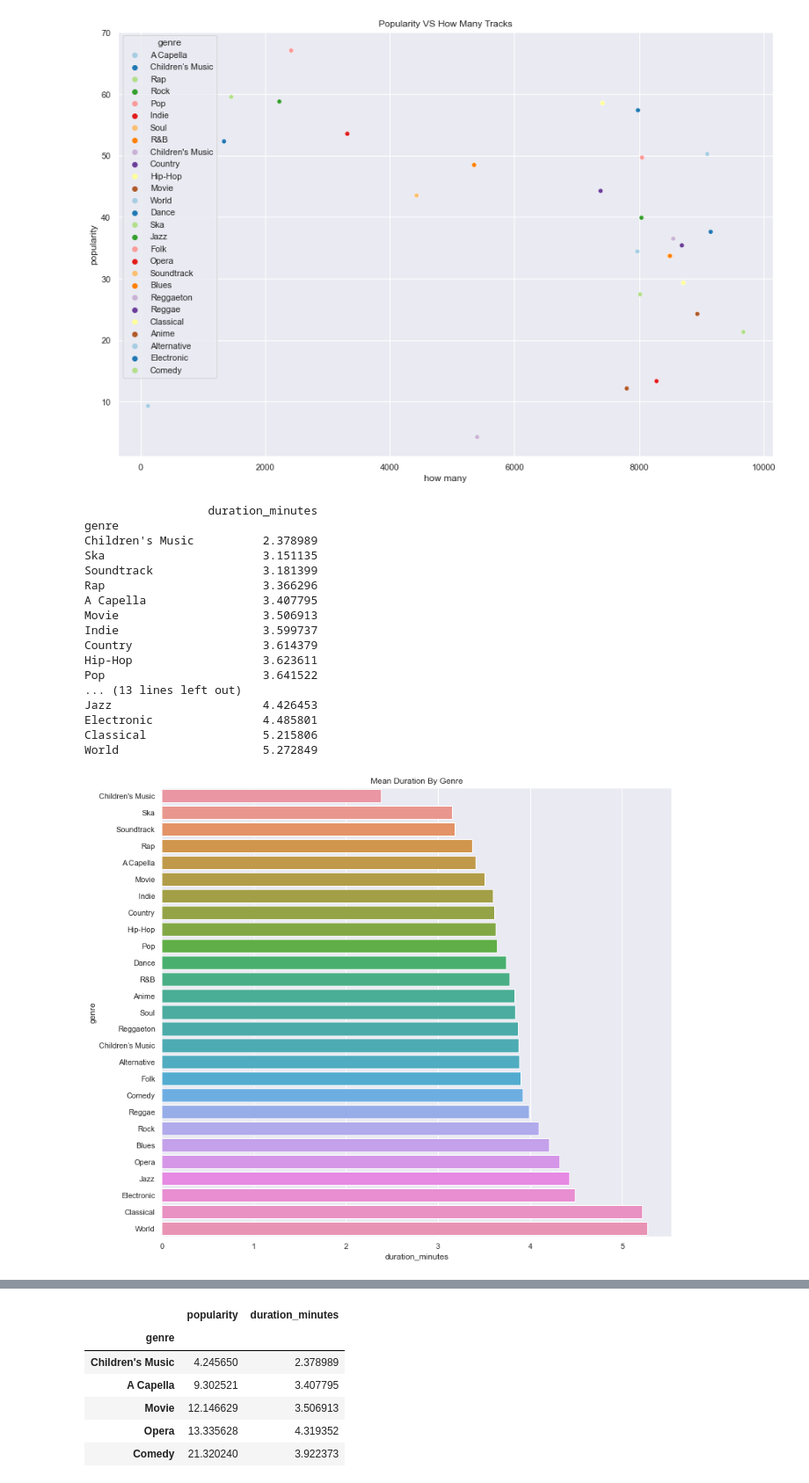
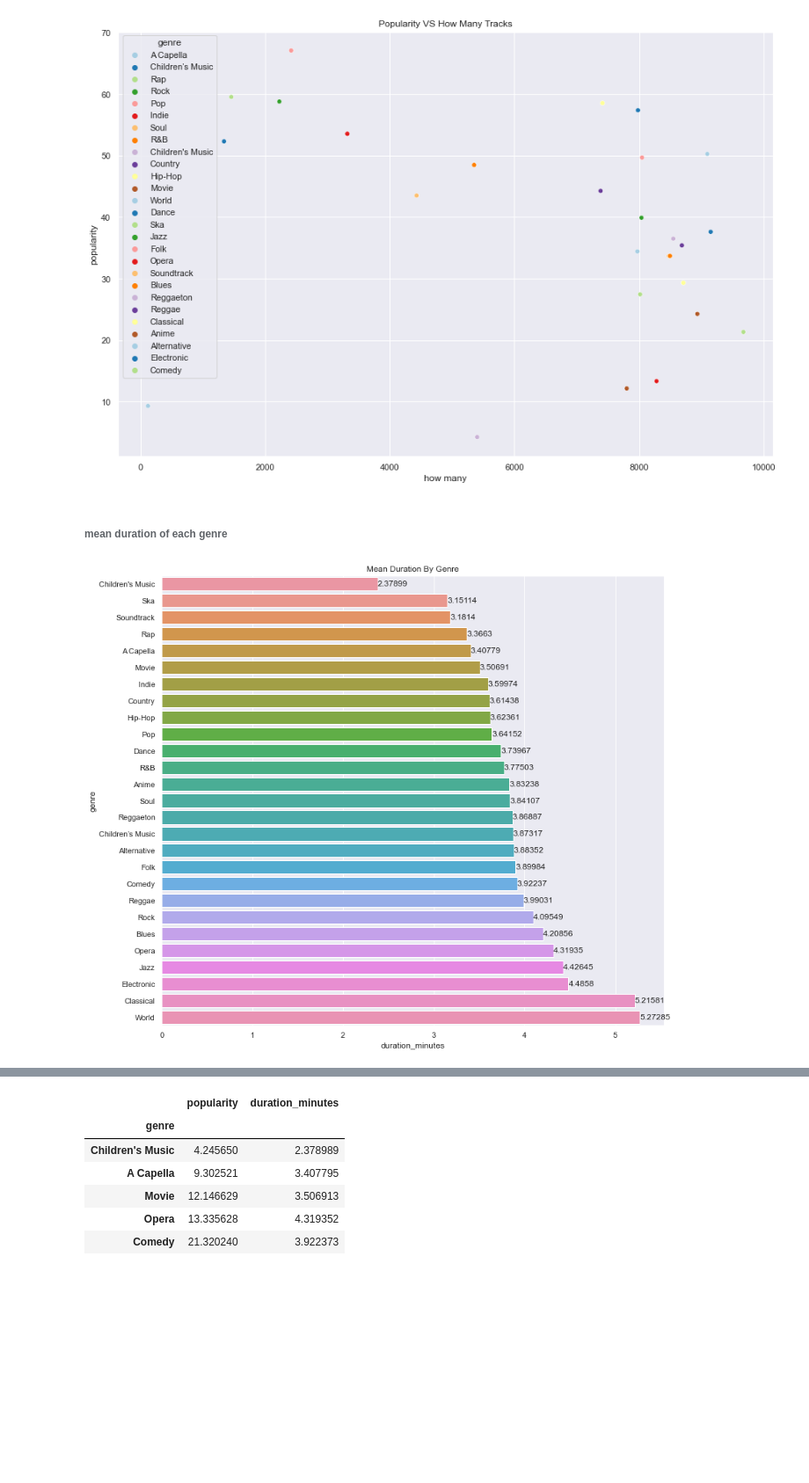
Before and after one commit to itamarKraitman/Spotify_data_analysis, a Jupyter notebook: Spotify.ipynb, the cells around one changed output, grey strips where cells are left out. Shown at 88% size. Saved outputs shown, nothing was run; the diff lists cells and outputs as text; code cells hidden in the pictures; blank space fills up the shorter version.

```diff
--- a/Spotify.ipynb
+++ b/Spotify.ipynb
@@ -154,14 +161,14 @@ track_with_highest_popularity
 # %%
-# Genre with the highest number of tracks
-
 number_of_tracks_by_genre = pd.DataFrame(data=spotify_data.groupby('genre').size(),columns=['how many']).sort_values(
     by='how many')
-print(number_of_tracks_by_genre)
 
 plt.figure(figsize=(12,10))
-sns.barplot(x='how many',y=number_of_tracks_by_genre.index,data=number_of_tracks_by_genre).set(
-    title="Number Of Tracks In Each Genre")
+ax = sns.barplot(x='how many',y=number_of_tracks_by_genre.index,data=number_of_tracks_by_genre)
 
+for i in ax.containers:
+    ax.bar_label(i,)
+
+plt.title("Number Of Tracks In Each Genre")
 plt.tight_layout()
 plt.show()
 # %% [output]
@@ -186,14 +178,14 @@ Comedy                9674
 # %%
-# Popularity of each genre
-
 mean_popularity_by_genre = pd.DataFrame(data=spotify_data.groupby('genre')['popularity'].mean()).sort_values(
     by='popularity')
-print(mean_popularity_by_genre)
 
 plt.figure(figsize=(12,10))
-sns.barplot(x='popularity',y=mean_popularity_by_genre.index,data=mean_popularity_by_genre).set(
-    title="Mean Popularity By Genre")
+ax = sns.barplot(x='popularity',y=mean_popularity_by_genre.index,data=mean_popularity_by_genre)
 
+for i in ax.containers:
+    ax.bar_label(i,)
+
+plt.title("Mean Popularity By Genre")
 plt.tight_layout()
 plt.show()
 # %% [output]
@@ -247,35 +222,20 @@ sns.scatterplot(x='how many', y='popularity',data=popularity_how_many_df, palett
 plt.show()
 # %% [output]
 [figure]
+# %% [markdown]
+###### mean duration of each genre
 # %%
-# mean duration of each genre
-
 mean_duration_by_genre = pd.DataFrame(spotify_data.groupby('genre')['duration_minutes'].mean()).sort_values(
     by='duration_minutes')
-print(mean_duration_by_genre)
 
 plt.figure(figsize=(12,10))
-sns.barplot(x='duration_minutes',y=mean_duration_by_genre.index,data=mean_duration_by_genre).set(
-    title="Mean Duration By Genre")
+ax = sns.barplot(x='duration_minutes',y=mean_duration_by_genre.index,data=mean_duration_by_genre)
 
+for i in ax.containers:
+    ax.bar_label(i,)
+
+plt.title("Mean Duration By Genre")
 plt.tight_layout()
 plt.show()
 # %% [output]
-                  duration_minutes
-genre
-Children's Music          2.378989
-Ska                       3.151135
-Soundtrack                3.181399
-Rap                       3.366296
-A Capella                 3.407795
-Movie                     3.506913
-Indie                     3.599737
-Country                   3.614379
-Hip-Hop                   3.623611
-Pop                       3.641522
-... (13 lines left out)
-Jazz                      4.426453
-Electronic                4.485801
-Classical                 5.215806
-World                     5.272849
-[figure, old version]
+[figure, new version]
```
Also changed, not shown: parts of 35 cells of this notebook.
